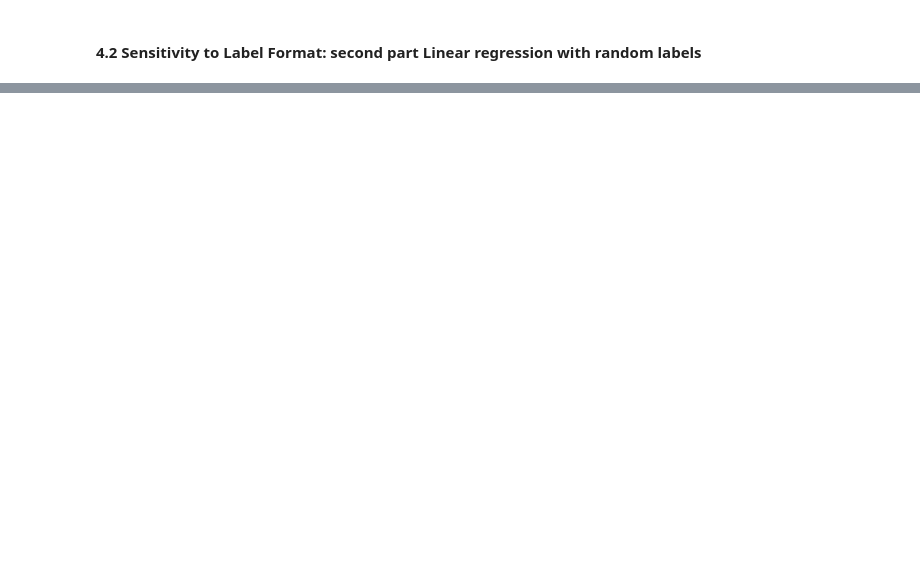
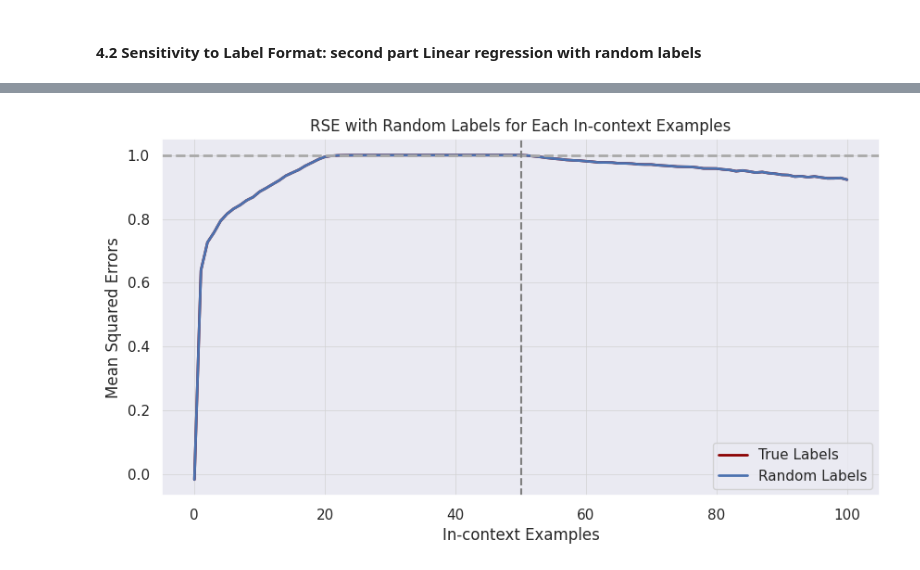
Before and after one commit to VivianZhang1101/in-context-learning-fork, a Jupyter notebook: src/Root_1_2.ipynb, the cells around one changed output, grey strips where cells are left out. Drawn from its saved outputs; the diff is of its cells as text; code cells hidden in the pictures; blank space fills up the shorter version.

```diff
--- a/src/Root_1_2.ipynb
+++ b/src/Root_1_2.ipynb
@@ -363,0 +403,18 @@ plt.show()
+# %%
+plt.figure(figsize=(10, 5), facecolor='none')
+plt.plot(range(prompt_length), R_square_values_w_1, label="True Labels",color='darkred', linewidth=2)
+plt.plot(range(prompt_length), R_square_values_w_50_random, label="Random Labels", linewidth=2)
+plt.axhline(1, ls="--", color="darkgray", linewidth=2)
+plt.axvline(x=(prompt_length-1)/2, color='grey', linestyle='--')  # Grey vertical line
+# existing_ticks = plt.xticks()[0]
+# new_ticks = sorted(set(existing_ticks).union({10}))
+# plt.xticks(new_ticks)
+plt.legend()
+plt.xlabel('In-context Examples')
+plt.ylabel('Mean Squared Errors')
+plt.title('RSE with Random Labels for Each In-context Examples')
+plt.grid(color='lightgray', linestyle='-', linewidth=0.5)
+plt.savefig("../output/4.2_Sensitivity_to_Label_50.pdf", bbox_inches = "tight", transparent=True)
+plt.show()
+# %% [output]
+[figure, added]
```
Also changed, not shown: parts of 11 cells of this notebook, 10 other files.
